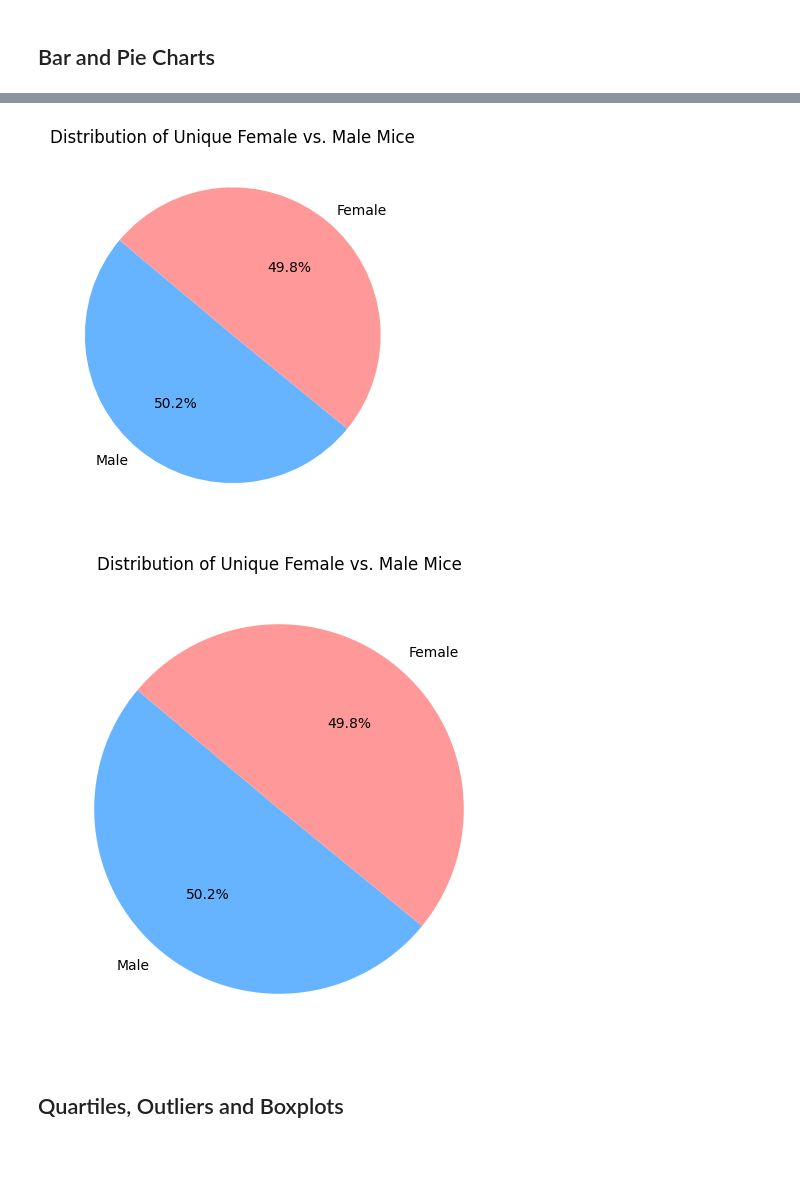
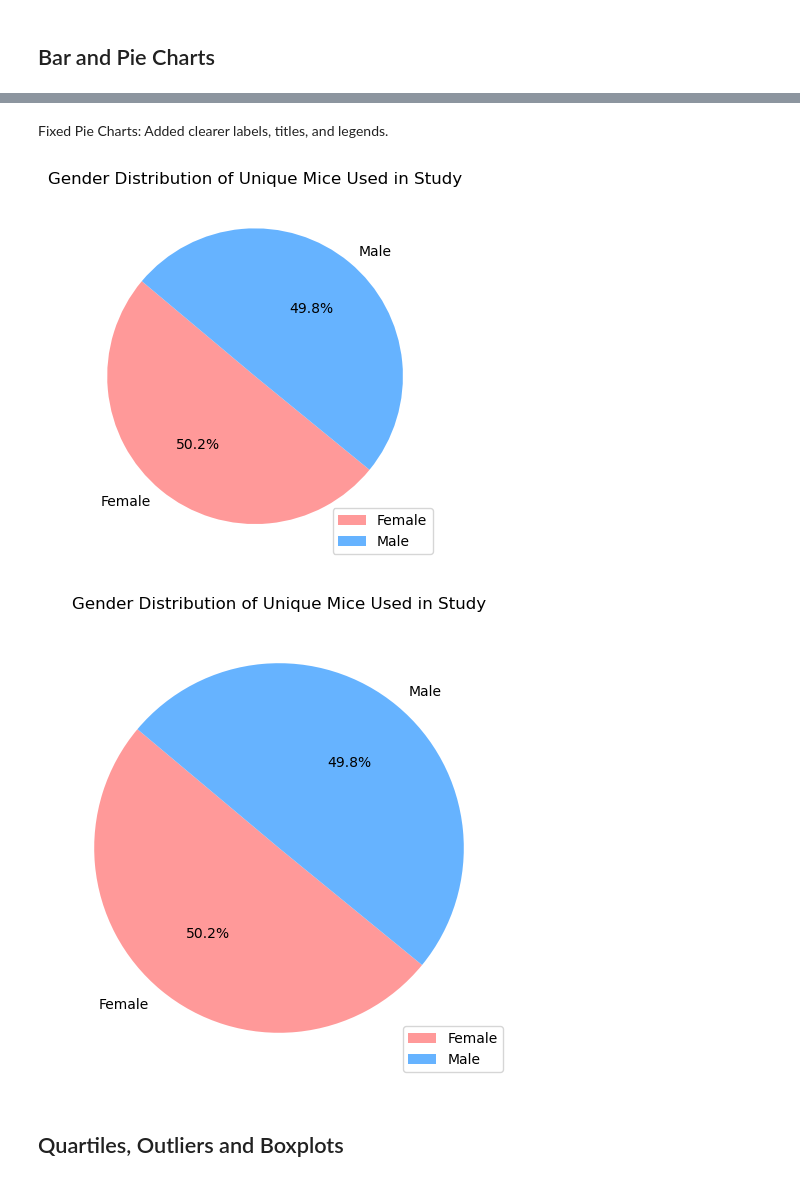
Before and after one commit to ethanshipman/Matplotlib-Challenge, a Jupyter notebook: pymaceuticals_analysis.ipynb, the cells around one changed output, grey strips where cells are left out. Drawn from its saved outputs; the diff is of its cells as text; code cells hidden in the pictures; blank space fills up the shorter version.

```diff
--- a/pymaceuticals_analysis.ipynb
+++ b/pymaceuticals_analysis.ipynb
@@ -149,30 +153,31 @@ plt.show()
+# %% [markdown]
+Fixed Pie Charts: Added clearer labels, titles, and legends.
 # %%
 # Generate a pie chart, using Pandas, showing the distribution of unique female versus male mice used in the study
 unique_mice_data = cleaned_data.drop_duplicates(subset="Mouse ID")
 # Get the unique mice with their gender
 gender_distribution = cleaned_data.drop_duplicates(subset="Mouse ID")["Sex"].value_counts()
-gender_distribution.plot(kind="pie", autopct="%1.1f%%", startangle=140, colors=["#66b3ff", "#ff9999"]) #color codes and autopct taken from xtert learning assistant
-plt.title("Distribution of Unique Female vs. Male Mice")
-plt.ylabel("")  # Figured out how to hide y-axis label for a cleaner look
-# show the pie chart
+gender_distribution.plot(kind="pie", autopct="%1.1f%%", startangle=140, colors=["#ff9999", "#66b3ff"], labels=["Female", "Male"])
+plt.title("Gender Distribution of Unique Mice Used in Study")
+plt.ylabel("")  # Remove default ylabel for clarity
+plt.legend(["Female", "Male"], loc="lower right")
 plt.show()
 # %% [output]
-[figure, old version]
+[figure, new version]
 # %%
 # Generate a pie chart, using pyplot, showing the distribution of unique female versus male mice used in the study
 # Get the unique mice with their gender
 unique_mice_data = cleaned_data.drop_duplicates(subset="Mouse ID") #copied from pandas pie chart
+
 gender_distribution = unique_mice_data["Sex"].value_counts()
+plt.figure(figsize=(6, 6))
+plt.pie(gender_distribution, labels=["Female", "Male"], autopct="%1.1f%%", startangle=140, colors=["#ff9999", "#66b3ff"])
 
-plt.figure(figsize=(6,6))
-plt.pie(gender_distribution, labels=gender_distribution.index, autopct="%1.1f%%", startangle=140, colors=["#66b3ff", "#ff9999"])
-
-plt.title("Distribution of Unique Female vs. Male Mice")
-
-# Make the pie chart
+plt.title("Gender Distribution of Unique Mice Used in Study")
+plt.legend(["Female", "Male"], loc="lower right")
 plt.show()
 # %% [output]
-[figure, old version]
+[figure, new version]
 # %% [markdown]
 ## Quartiles, Outliers and Boxplots
 # %%
```
Also changed, not shown: parts of 12 cells of this notebook.
